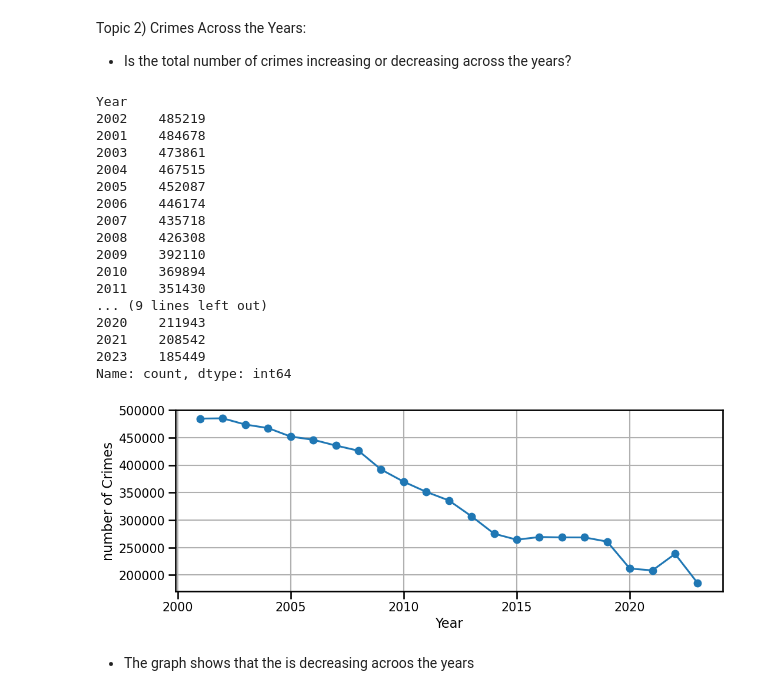
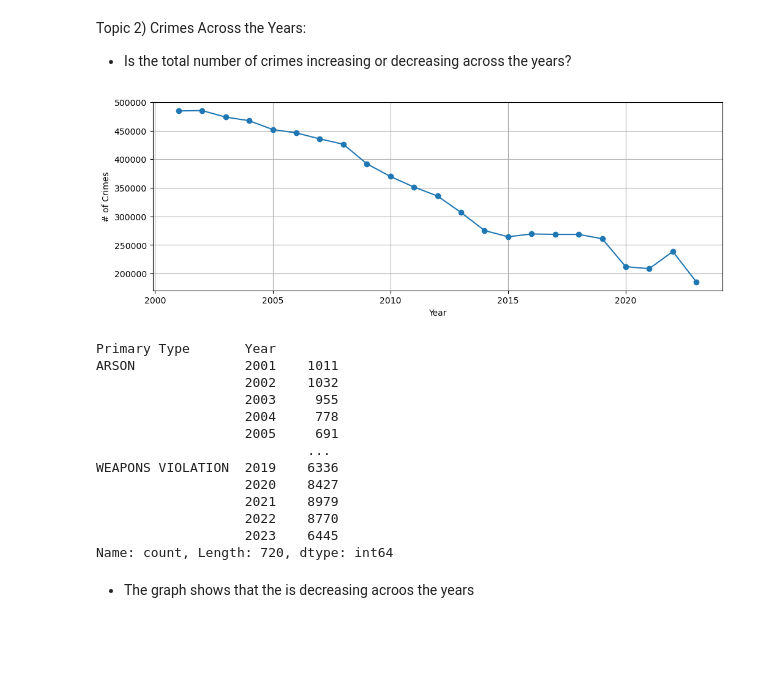
Before and after one commit to Jeze2/project4, a Jupyter notebook: project 4.ipynb, the cells around one changed output. Drawn from its saved outputs; the diff is of its cells as text; code cells hidden in the pictures; blank space fills up the shorter version.

```diff
--- a/project 4.ipynb
+++ b/project 4.ipynb
@@ -210,5 +280,0 @@ ts.loc[most_crimes]
-# %%
-df['Year']  = df.index.year
-df['Month'] = df.index.month_name()
-df['HourOfDay'] = df.index.hour
-df.head()
@@ -246,29 +313,28 @@ Topic 2) Crimes Across the Years:
 
 - Is the total number of crimes increasing or decreasing across the years?
 # %%
-df['Year'].value_counts()
+#year counts
+year = df['Year'].value_counts().sort_index()
+year.plot(style='o-',grid=True,ylabel='# of Crimes', xlabel='Year');
 # %% [output]
-Year
-2002    485219
-2001    484678
-2003    473861
-2004    467515
-2005    452087
-2006    446174
-2007    435718
-2008    426308
-2009    392110
-2010    369894
-2011    351430
-... (9 lines left out)
-2020    211943
-2021    208542
-2023    185449
-Name: count, dtype: int64
+[figure, added]
 # %%
-year_count = df['Year'].value_counts().sort_index()
-year_count.plot(style='o-',grid=True,ylabel='number of Crimes', xlabel='Year');
+# crime type with year
+year_count = df.groupby('Primary Type')['Year'].value_counts().sort_index()
+year_count
 # %% [output]
-[figure, removed]
+Primary Type       Year
+ARSON              2001    1011
+                   2002    1032
+                   2003     955
+                   2004     778
+                   2005     691
+                           ...
+WEAPONS VIOLATION  2019    6336
+                   2020    8427
+                   2021    8979
+                   2022    8770
+                   2023    6445
+Name: count, Length: 720, dtype: int64
 # %% [markdown]
 - The graph shows that the is decreasing acroos the years
```
Also changed, not shown: parts of 26 cells of this notebook, 1 other file.
